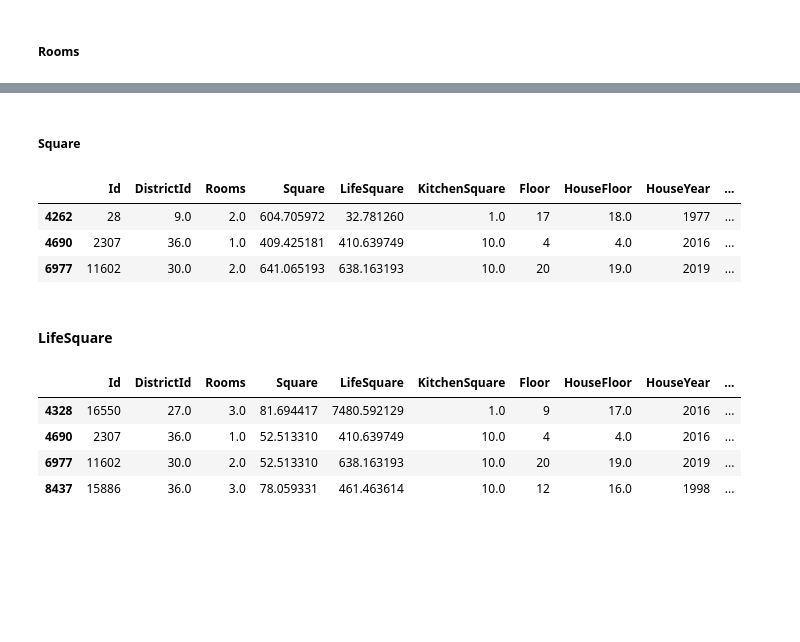
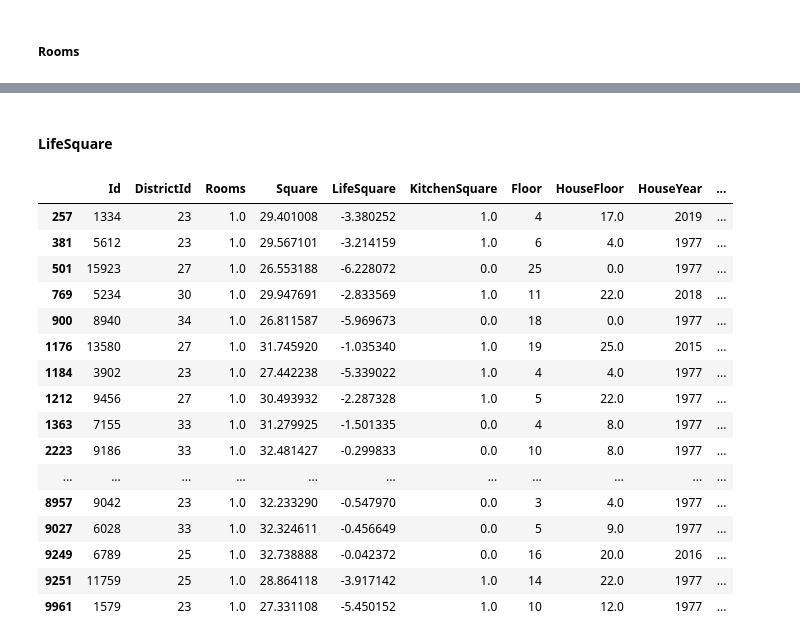
Before and after one commit to AntonyVasilev/Libs_for_DS, a Jupyter notebook: final_project/draft_notebook.ipynb, the cells around one changed output, grey strips where cells are left out. Drawn from its saved outputs; the diff is of its cells as text; code cells hidden in the pictures; blank space fills up the shorter version.

```diff
--- a/final_project/draft_notebook.ipynb
+++ b/final_project/draft_notebook.ipynb
@@ -175,3 +230,3 @@ print(f'Медиана: {round(df_test["Healthcare_1"].median(), 3)}')
 # %%
-df_train.loc[df_train['Healthcare_1'].isnull(), 'Healthcare_1'] = df_train['Healthcare_1'].median()
+df_train.loc[df_train['Healthcare_1'].isnull(), 'Healthcare_1'] = hc1_median_train
 # %%
@@ -242,5 +291,3 @@ df_train.loc[df_train['DistrictId'] > 80]
-# %%
-df_train.loc[df_train['DistrictId'] > 80, 'DistrictId'] = df_train['DistrictId'].median()
 # %% [markdown]
 ##### Rooms
 # %%
@@ -251,23 +306,24 @@ df_train.loc[df_train['Rooms'] > 10]
 # %%
-df_train.loc[df_train['Rooms'] > 10, 'Rooms'] = df_train['Rooms'].median()
+df_train.loc[(df_train['Rooms'] > 10) | (df_train['Rooms'] == 0), 'Rooms'] = df_train['Rooms'].median()
-# %% [markdown]
-##### Square
-# %%
-df_train.loc[df_train['Square'] > 300]
-# %% [output]
-|  | Id | DistrictId | Rooms | Square | LifeSquare | KitchenSquare | Floor | HouseFloor | HouseYear | ... |
-| 4262 | 28 | 9.0 | 2.0 | 604.705972 | 32.781260 | 1.0 | 17 | 18.0 | 1977 | ... |
-| 4690 | 2307 | 36.0 | 1.0 | 409.425181 | 410.639749 | 10.0 | 4 | 4.0 | 2016 | ... |
-| 6977 | 11602 | 30.0 | 2.0 | 641.065193 | 638.163193 | 10.0 | 20 | 19.0 | 2019 | ... |
-# %%
-df_train.loc[df_train['Square'] > 300, 'Square'] = df_train['Square'].median()
 # %% [markdown]
 #### LifeSquare
 # %%
-df_train.loc[df_train['LifeSquare'] > 300]
+df_train.loc[(df_train['LifeSquare'] > 300) | (df_train['LifeSquare'] <= 0)]
 # %% [output]
 |  | Id | DistrictId | Rooms | Square | LifeSquare | KitchenSquare | Floor | HouseFloor | HouseYear | ... |
-| 4328 | 16550 | 27.0 | 3.0 | 81.694417 | 7480.592129 | 1.0 | 9 | 17.0 | 2016 | ... |
-| 4690 | 2307 | 36.0 | 1.0 | 52.513310 | 410.639749 | 10.0 | 4 | 4.0 | 2016 | ... |
-| 6977 | 11602 | 30.0 | 2.0 | 52.513310 | 638.163193 | 10.0 | 20 | 19.0 | 2019 | ... |
-| 8437 | 15886 | 36.0 | 3.0 | 78.059331 | 461.463614 | 10.0 | 12 | 16.0 | 1998 | ... |
+| 257 | 1334 | 23 | 1.0 | 29.401008 | -3.380252 | 1.0 | 4 | 17.0 | 2019 | ... |
+| 381 | 5612 | 23 | 1.0 | 29.567101 | -3.214159 | 1.0 | 6 | 4.0 | 1977 | ... |
+| 501 | 15923 | 27 | 1.0 | 26.553188 | -6.228072 | 0.0 | 25 | 0.0 | 1977 | ... |
+| 769 | 5234 | 30 | 1.0 | 29.947691 | -2.833569 | 1.0 | 11 | 22.0 | 2018 | ... |
+| 900 | 8940 | 34 | 1.0 | 26.811587 | -5.969673 | 0.0 | 18 | 0.0 | 1977 | ... |
+| 1176 | 13580 | 27 | 1.0 | 31.745920 | -1.035340 | 1.0 | 19 | 25.0 | 2015 | ... |
+| 1184 | 3902 | 23 | 1.0 | 27.442238 | -5.339022 | 1.0 | 4 | 4.0 | 1977 | ... |
+| 1212 | 9456 | 27 | 1.0 | 30.493932 | -2.287328 | 1.0 | 5 | 22.0 | 1977 | ... |
+| 1363 | 7155 | 33 | 1.0 | 31.279925 | -1.501335 | 0.0 | 4 | 8.0 | 1977 | ... |
+| 2223 | 9186 | 33 | 1.0 | 32.481427 | -0.299833 | 0.0 | 10 | 8.0 | 1977 | ... |
+| ... | ... | ... | ... | ... | ... | ... | ... | ... | ... | ... |
+| 8957 | 9042 | 23 | 1.0 | 32.233290 | -0.547970 | 0.0 | 3 | 4.0 | 1977 | ... |
+| 9027 | 6028 | 33 | 1.0 | 32.324611 | -0.456649 | 0.0 | 5 | 9.0 | 1977 | ... |
+| 9249 | 6789 | 25 | 1.0 | 32.738888 | -0.042372 | 0.0 | 16 | 20.0 | 2016 | ... |
+| 9251 | 11759 | 25 | 1.0 | 28.864118 | -3.917142 | 1.0 | 14 | 22.0 | 1977 | ... |
+| 9961 | 1579 | 23 | 1.0 | 27.331108 | -5.450152 | 1.0 | 10 | 12.0 | 1977 | ... |
```
Also changed, not shown: parts of 71 cells of this notebook, 2 other files.
